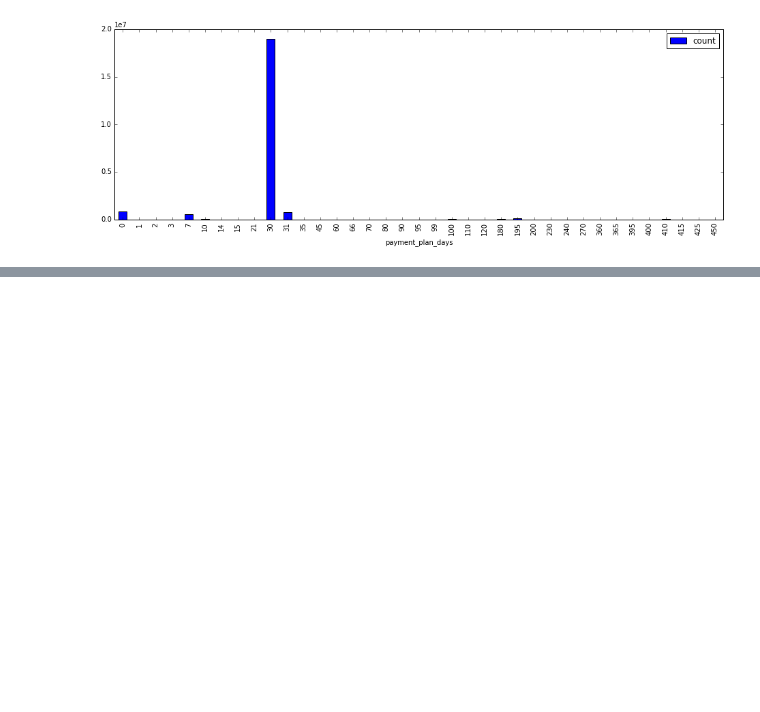
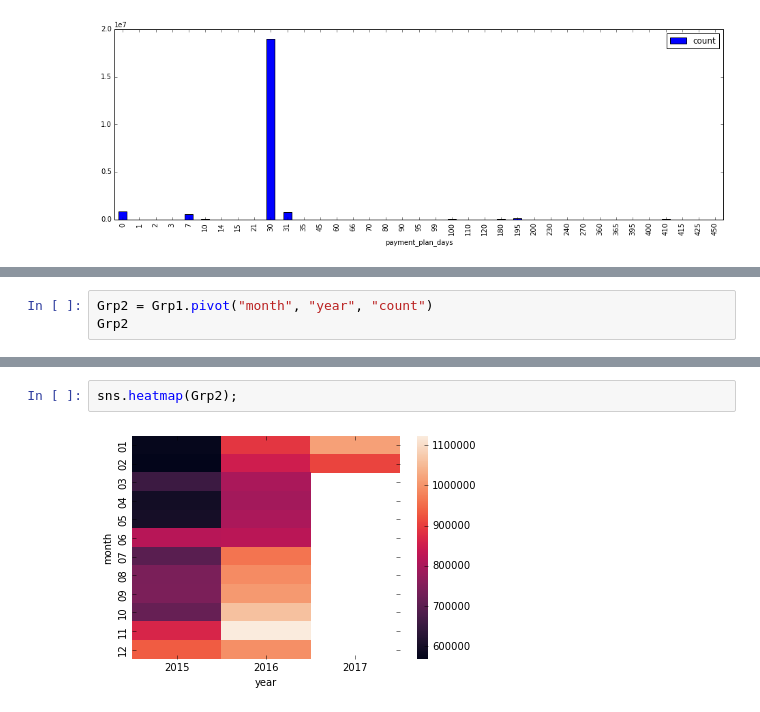
Before and after one commit to hriverap/datascience, a Jupyter notebook: churn-model-kkbox/DBAnalytics_EDA_02.ipynb, the cells around one changed output, grey strips where cells are left out. Saved outputs shown, nothing was run; the diff lists cells and outputs as text; blank space fills up the shorter version.

```diff
--- a/churn-model-kkbox/DBAnalytics_EDA_02.ipynb
+++ b/churn-model-kkbox/DBAnalytics_EDA_02.ipynb
@@ -306,0 +365,3 @@ ax.legend(loc=1)
+# %%
+Grp2 = Grp1.pivot("month", "year", "count")
+Grp2
@@ -306,0 +383,4 @@ ax.legend(loc=1)
+# %%
+sns.heatmap(Grp2);
+# %% [output]
+[figure, added]
```
Also changed, not shown: parts of 14 cells of this notebook.
